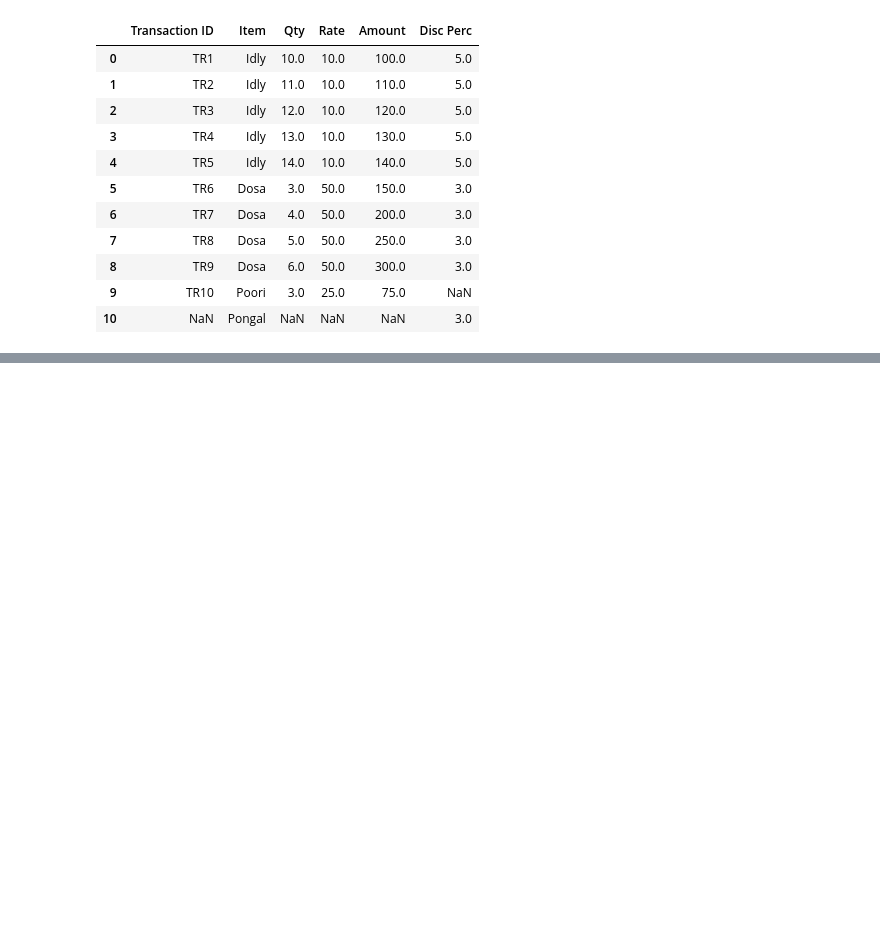
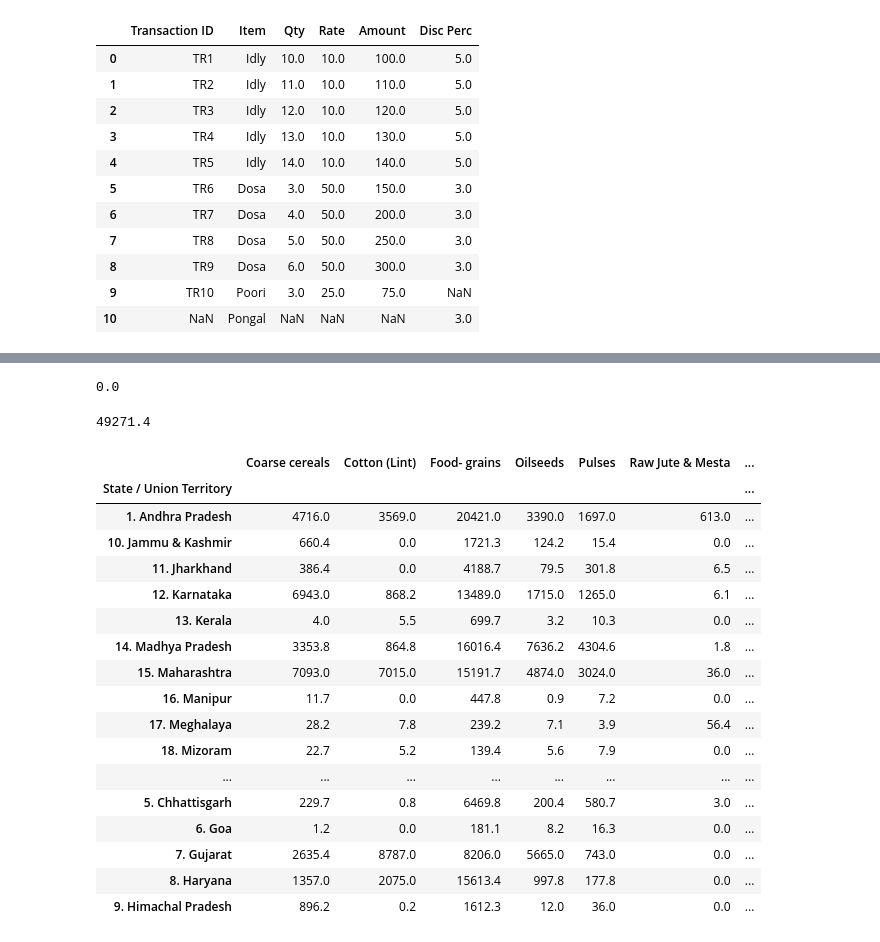
Before and after one commit to chandrakanthkarunakaran/Data-Analytics, a Jupyter notebook: Pandas.ipynb, the cells around one changed output, grey strips where cells are left out. Drawn from its saved outputs; the diff is of its cells as text; code cells hidden in the pictures; blank space fills up the shorter version.

```diff
--- a/Pandas.ipynb
+++ b/Pandas.ipynb
@@ -471,0 +633,3 @@ pd.merge(left=txnDF,right=dataTxn["DiscPerc"],how="outer",left_on="Item",right_o
+# %%
+dataL1["StartYear"]=[int(x.split("-")[0]) for x in dataL1["Year"]]
+dataL1["EndYear"]=[int(x.split("-")[1]) for x in dataL1["Year"]]
@@ -471,0 +677,29 @@ pd.merge(left=txnDF,right=dataTxn["DiscPerc"],how="outer",left_on="Item",right_o
+# %%
+data200210["Cotton (Lint)"].min()
+# %% [output]
+0.0
+# %%
+data200210["Cotton (Lint)"].max()
+# %% [output]
+49271.4
+# %%
+pd.pivot_table(dataL1.loc[dataL1.EndYear<=10],values=numCols,index="State / Union Territory",aggfunc=np.max)
+# %% [output]
+|  | Coarse cereals | Cotton (Lint) | Food- grains | Oilseeds | Pulses | Raw Jute & Mesta | ... |
+| State / Union Territory |  |  |  |  |  |  | ... |
+| 1. Andhra Pradesh | 4716.0 | 3569.0 | 20421.0 | 3390.0 | 1697.0 | 613.0 | ... |
+| 10. Jammu & Kashmir | 660.4 | 0.0 | 1721.3 | 124.2 | 15.4 | 0.0 | ... |
+| 11. Jharkhand | 386.4 | 0.0 | 4188.7 | 79.5 | 301.8 | 6.5 | ... |
+| 12. Karnataka | 6943.0 | 868.2 | 13489.0 | 1715.0 | 1265.0 | 6.1 | ... |
+| 13. Kerala | 4.0 | 5.5 | 699.7 | 3.2 | 10.3 | 0.0 | ... |
+| 14. Madhya Pradesh | 3353.8 | 864.8 | 16016.4 | 7636.2 | 4304.6 | 1.8 | ... |
+| 15. Maharashtra | 7093.0 | 7015.0 | 15191.7 | 4874.0 | 3024.0 | 36.0 | ... |
+| 16. Manipur | 11.7 | 0.0 | 447.8 | 0.9 | 7.2 | 0.0 | ... |
+| 17. Meghalaya | 28.2 | 7.8 | 239.2 | 7.1 | 3.9 | 56.4 | ... |
+| 18. Mizoram | 22.7 | 5.2 | 139.4 | 5.6 | 7.9 | 0.0 | ... |
+| ... | ... | ... | ... | ... | ... | ... | ... |
+| 5. Chhattisgarh | 229.7 | 0.8 | 6469.8 | 200.4 | 580.7 | 3.0 | ... |
+| 6. Goa | 1.2 | 0.0 | 181.1 | 8.2 | 16.3 | 0.0 | ... |
+| 7. Gujarat | 2635.4 | 8787.0 | 8206.0 | 5665.0 | 743.0 | 0.0 | ... |
+| 8. Haryana | 1357.0 | 2075.0 | 15613.4 | 997.8 | 177.8 | 0.0 | ... |
+| 9. Himachal Pradesh | 896.2 | 0.2 | 1612.3 | 12.0 | 36.0 | 0.0 | ... |
```
Also changed, not shown: parts of 25 cells of this notebook, 2 other files.
